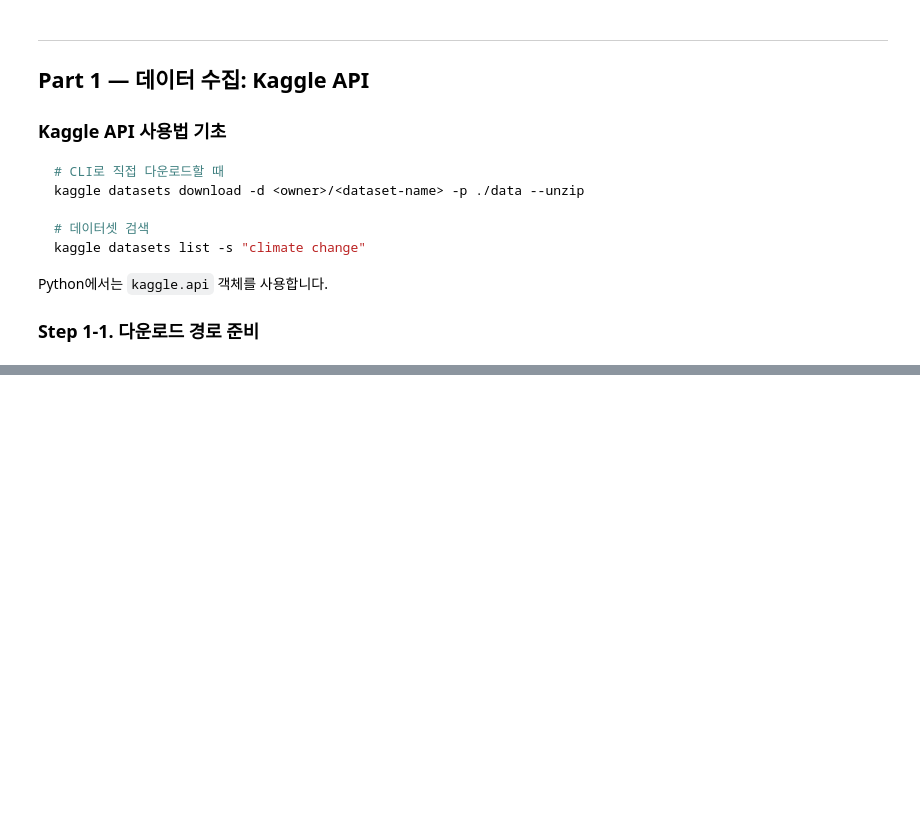
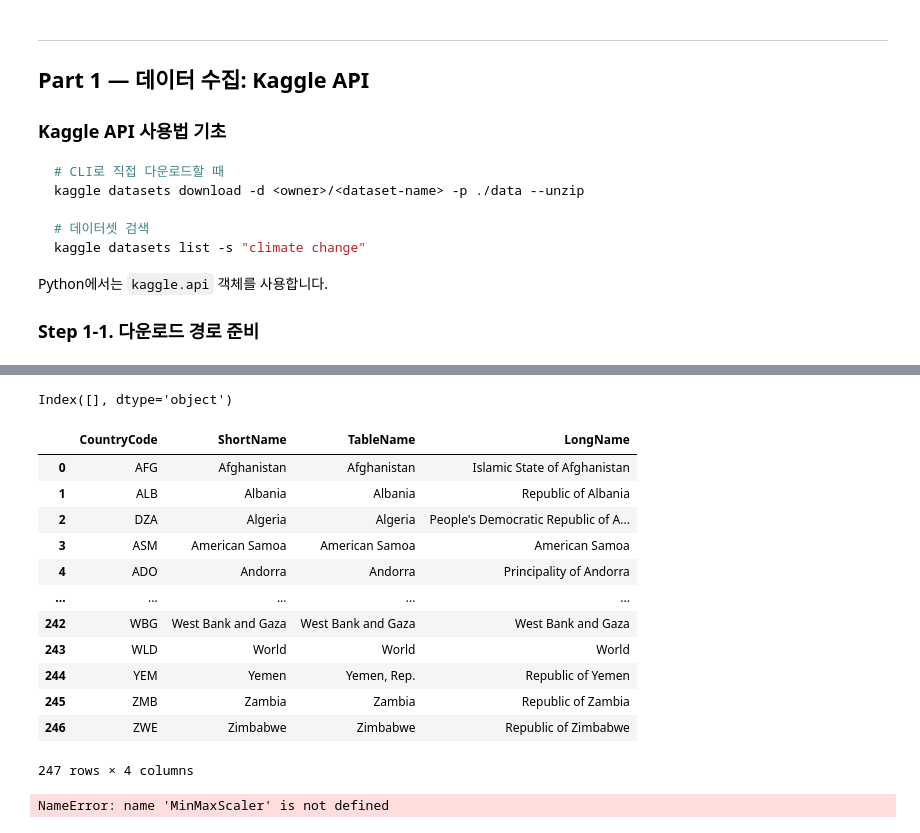
Before and after one commit to yina36oon-tech/EDA-Projects, a Jupyter notebook: climate_eda_tutorial.ipynb, the cells around one changed output, grey strips where cells are left out. Drawn from its saved outputs; the diff is of its cells as text; code cells hidden in the pictures; blank space fills up the shorter version.

Commit message:
feature selection

```diff
--- a/climate_eda_tutorial.ipynb
+++ b/climate_eda_tutorial.ipynb
@@ -178,0 +220,22 @@ Error downloading thedevastator/nd-gain-country-index: Command '['kaggle', 'data
+# %%
+nancols = df.columns[df.isna().any()]
+print(nancols)
+
+for col in nancols:
+    df = df.drop(columns=col)
+df
+# %% [output]
+Index([], dtype='object')
+|  | CountryCode | ShortName | TableName | LongName |
+| 0 | AFG | Afghanistan | Afghanistan | Islamic State of Afghanistan |
+| 1 | ALB | Albania | Albania | Republic of Albania |
+| 2 | DZA | Algeria | Algeria | People's Democratic Republic of A... |
+| 3 | ASM | American Samoa | American Samoa | American Samoa |
+| 4 | ADO | Andorra | Andorra | Principality of Andorra |
+| ... | ... | ... | ... | ... |
+| 242 | WBG | West Bank and Gaza | West Bank and Gaza | West Bank and Gaza |
+| 243 | WLD | World | World | World |
+| 244 | YEM | Yemen | Yemen, Rep. | Republic of Yemen |
+| 245 | ZMB | Zambia | Zambia | Republic of Zambia |
+| 246 | ZWE | Zimbabwe | Zimbabwe | Republic of Zimbabwe |
+247 rows × 4 columns
@@ -178,0 +246,42 @@ Error downloading thedevastator/nd-gain-country-index: Command '['kaggle', 'data
+# %%
+df1 = pd.read_csv('/Users/yinayoon/Documents/Projects/EDA-Projects/data/temperature/GlobalTemperatures.csv')
+
+# Clean and prepare temperature data
+df1 = df1.dropna()
+X = df1.select_dtypes(include=[np.number]).drop(['LandAverageTemperature'], axis=1)  # Use temperature as target
+y = df1['LandAverageTemperature']
+
+# Split and scale
+X_train, X_test, y_train, y_test = train_test_split(X, y, random_state=8, test_size=0.3)
+scaler = MinMaxScaler()
+X_train_scaled = scaler.fit_transform(X_train)
+X_test_scaled = scaler.transform(X_test)
+
+# Train decision tree for feature selection
+regressor = DecisionTreeRegressor(random_state=8, max_depth=6)
+regressor.fit(X_train_scaled, y_train)
+
+# Get feature importances
+importances = regressor.feature_importances_
+
+# Select features with importance greater than a threshold
+threshold = 0.1  # Adjust as needed
+selected_features = X.columns[importances > threshold]
+
+print(f"Selected {len(selected_features)} features out of {len(X.columns)} total features:")
+print("Selected features:", list(selected_features))
+
+# Show feature importance ranking
+feature_importance_df = pd.DataFrame({
+    'Feature': X.columns,
+    'Importance': importances
+}).sort_values('Importance', ascending=False)
+
+print("\nTop 10 most important features:")
+print(feature_importance_df.head(10))
+
+# Use only the selected features
+X_train_selected = X_train[selected_features]
+X_test_selected = X_test[selected_features]
+# %% [output]
+NameError: name 'MinMaxScaler' is not defined
```
Also changed, not shown: parts of 10 cells of this notebook, 3 other files.
